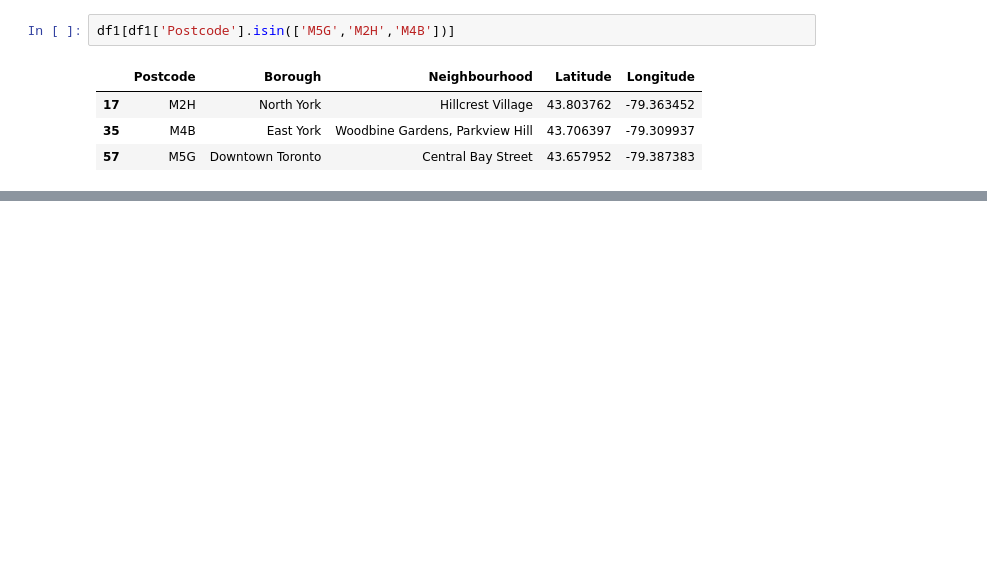
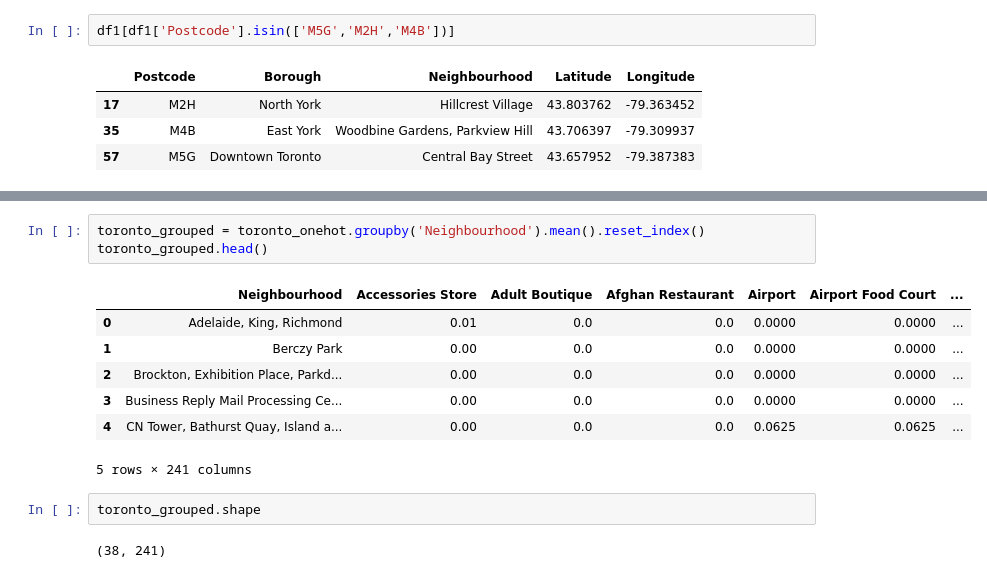
Before and after one commit to datascience-tools/coursera-capstone, a Jupyter notebook: capstoneNotebook.ipynb, the cells around one changed output, grey strips where cells are left out. Drawn from its saved outputs; the diff is of its cells as text; blank space fills up the shorter version.

```diff
--- a/capstoneNotebook.ipynb
+++ b/capstoneNotebook.ipynb
@@ -181,0 +305,15 @@ df1[df1['Postcode'].isin(['M5G','M2H','M4B'])]
+# %%
+toronto_grouped = toronto_onehot.groupby('Neighbourhood').mean().reset_index()
+toronto_grouped.head()
+# %% [output]
+|  | Neighbourhood | Accessories Store | Adult Boutique | Afghan Restaurant | Airport | Airport Food Court | ... |
+| 0 | Adelaide, King, Richmond | 0.01 | 0.0 | 0.0 | 0.0000 | 0.0000 | ... |
+| 1 | Berczy Park | 0.00 | 0.0 | 0.0 | 0.0000 | 0.0000 | ... |
+| 2 | Brockton, Exhibition Place, Parkd... | 0.00 | 0.0 | 0.0 | 0.0000 | 0.0000 | ... |
+| 3 | Business Reply Mail Processing Ce... | 0.00 | 0.0 | 0.0 | 0.0000 | 0.0000 | ... |
+| 4 | CN Tower, Bathurst Quay, Island a... | 0.00 | 0.0 | 0.0 | 0.0625 | 0.0625 | ... |
+5 rows × 241 columns
+# %%
+toronto_grouped.shape
+# %% [output]
+(38, 241)
```
Also changed, not shown: parts of 21 cells of this notebook.
